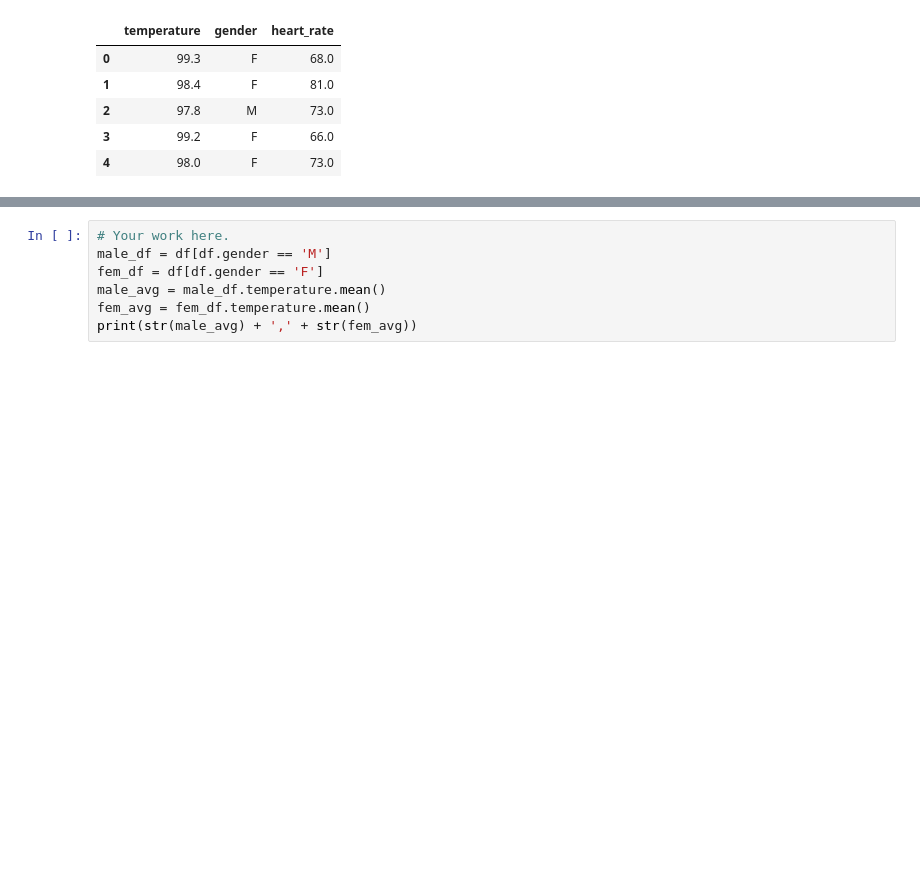
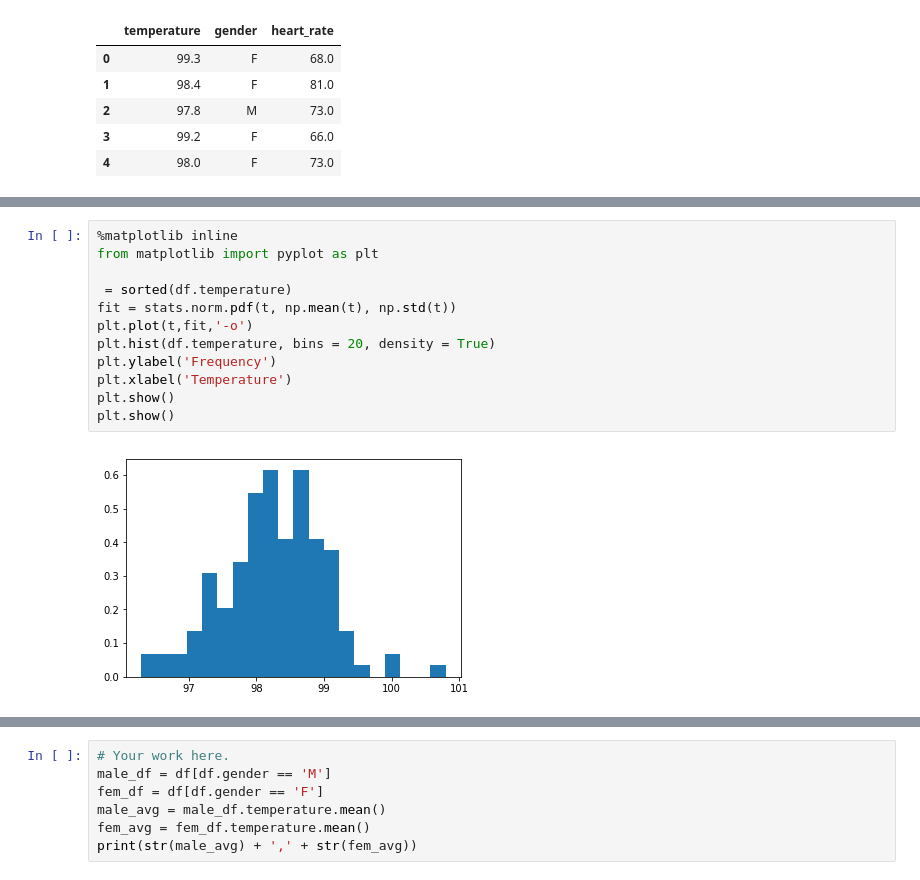
Before and after one commit to csignature/springboard-projects, a Jupyter notebook: EDA_human_temperature/sliderule_dsi_inferential_statistics_exercise_1.ipynb, the cells around one changed output, grey strips where cells are left out. Drawn from its saved outputs; the diff is of its cells as text; blank space fills up the shorter version.

```diff
--- a/EDA_human_temperature/sliderule_dsi_inferential_statistics_exercise_1.ipynb
+++ b/EDA_human_temperature/sliderule_dsi_inferential_statistics_exercise_1.ipynb
@@ -70,0 +88,14 @@ df.head()
+# %%
+%matplotlib inline
+from matplotlib import pyplot as plt
+
+ = sorted(df.temperature)
+fit = stats.norm.pdf(t, np.mean(t), np.std(t))
+plt.plot(t,fit,'-o')
+plt.hist(df.temperature, bins = 20, density = True)
+plt.ylabel('Frequency')
+plt.xlabel('Temperature')
+plt.show()
+plt.show()
+# %% [output]
+[figure, added]
```
Also changed, not shown: parts of 34 cells of this notebook, 1 other file.
